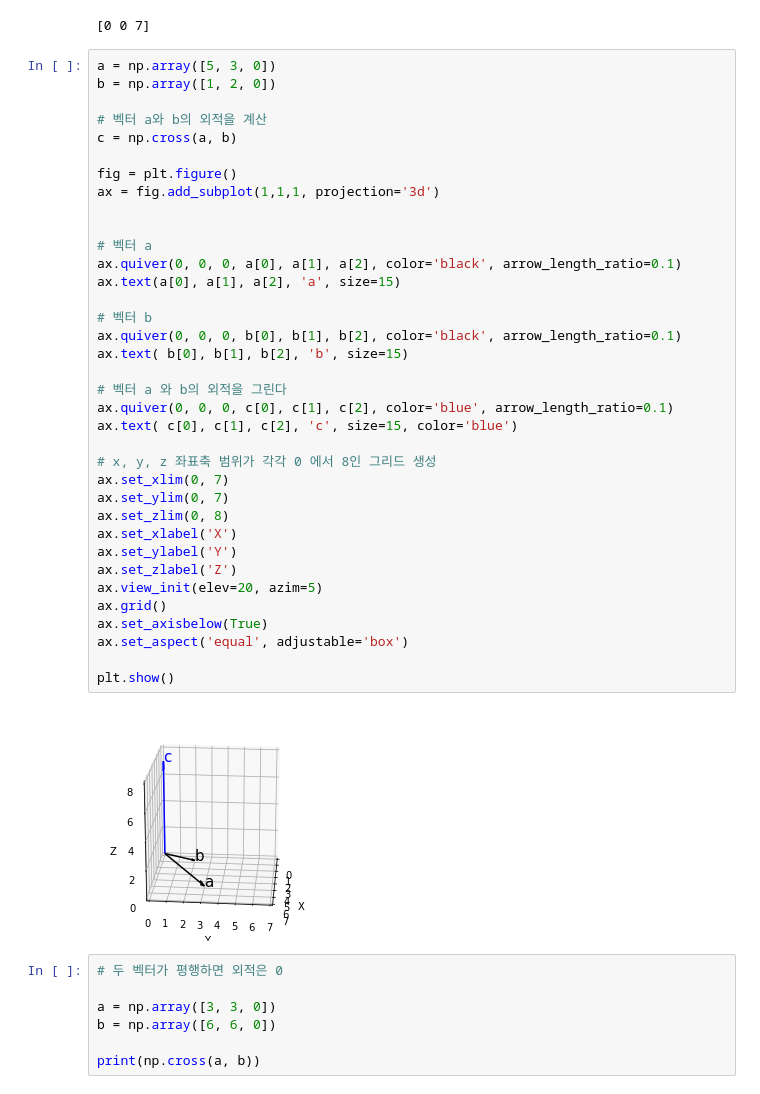
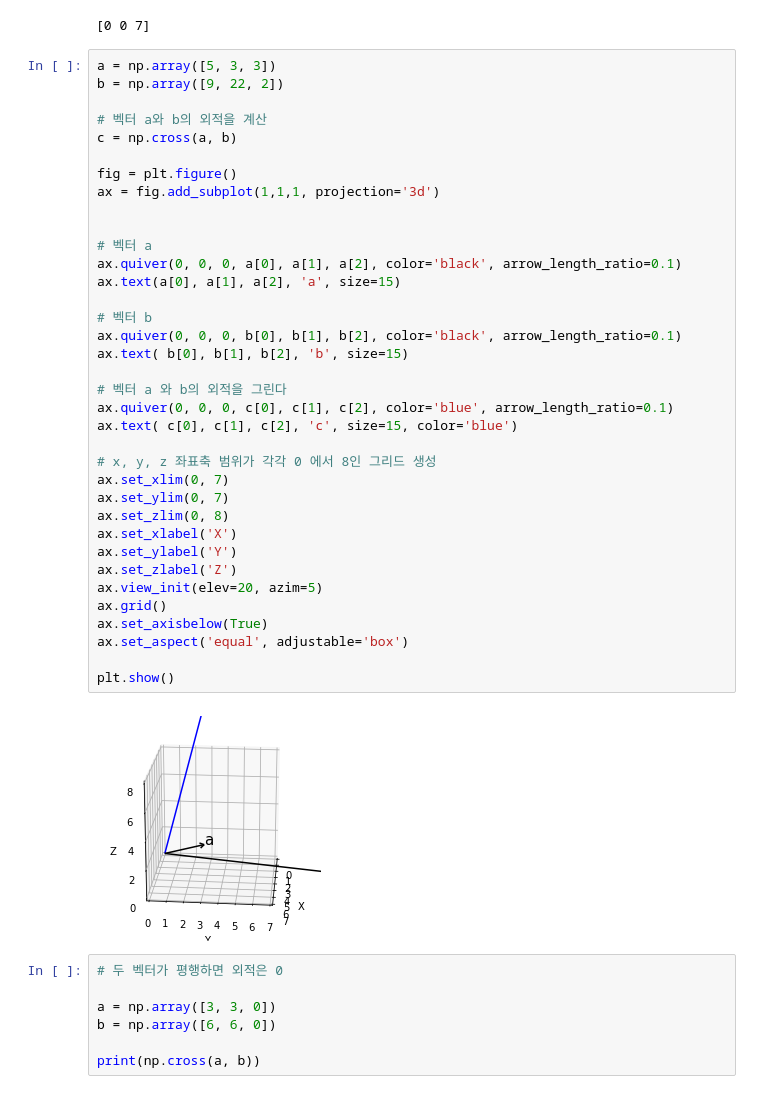
Before and after one commit to ParkJuwon/python-study, a Jupyter notebook: numpy_linear_algebra/chap3/선형대수.ipynb, the cells around one changed output. Saved outputs shown, nothing was run; the diff lists cells and outputs as text.

```diff
--- a/numpy_linear_algebra/chap3/선형대수.ipynb
+++ b/numpy_linear_algebra/chap3/선형대수.ipynb
@@ -665,8 +668,8 @@ print(np.cross(v, w))
 # %% [output]
 [0 0 7]
 # %%
-a = np.array([5, 3, 0])
-b = np.array([1, 2, 0])
+a = np.array([5, 3, 3])
+b = np.array([9, 22, 2])
 
 # 벡터 a와 b의 외적을 계산
 c = np.cross(a, b)
@@ -674,34 +677,34 @@ c = np.cross(a, b)
 fig = plt.figure()
 ax = fig.add_subplot(1,1,1, projection='3d')
 
 
 # 벡터 a
 ax.quiver(0, 0, 0, a[0], a[1], a[2], color='black', arrow_length_ratio=0.1)
 ax.text(a[0], a[1], a[2], 'a', size=15)
 
 # 벡터 b
 ax.quiver(0, 0, 0, b[0], b[1], b[2], color='black', arrow_length_ratio=0.1)
 ax.text( b[0], b[1], b[2], 'b', size=15)
 
 # 벡터 a 와 b의 외적을 그린다
 ax.quiver(0, 0, 0, c[0], c[1], c[2], color='blue', arrow_length_ratio=0.1)
 ax.text( c[0], c[1], c[2], 'c', size=15, color='blue')
 
 # x, y, z 좌표축 범위가 각각 0 에서 8인 그리드 생성
 ax.set_xlim(0, 7)
 ax.set_ylim(0, 7)
 ax.set_zlim(0, 8)
 ax.set_xlabel('X')
 ax.set_ylabel('Y')
 ax.set_zlabel('Z')
 ax.view_init(elev=20, azim=5)
 ax.grid()
 ax.set_axisbelow(True)
 ax.set_aspect('equal', adjustable='box')
 
 plt.show()
 # %% [output]
-[figure, old version]
+[figure, new version]
 # %%
 # 두 벡터가 평행하면 외적은 0
 
```
Also changed, not shown: parts of 3 cells of this notebook, 3 other files.
